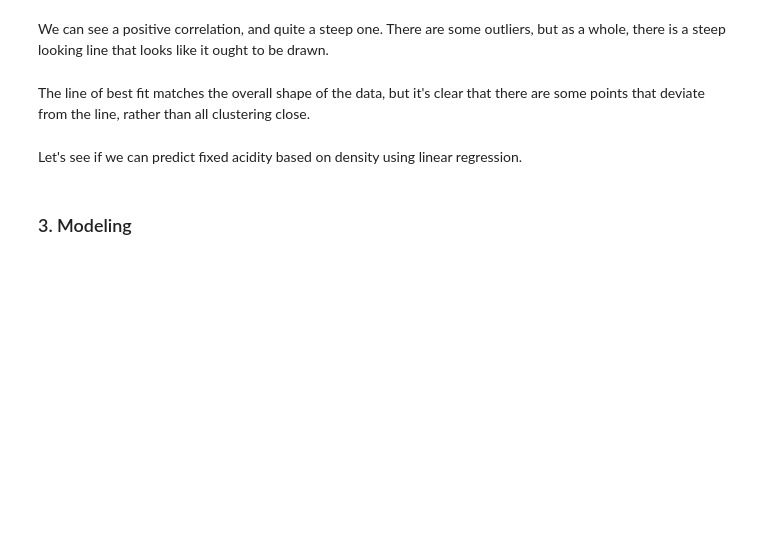
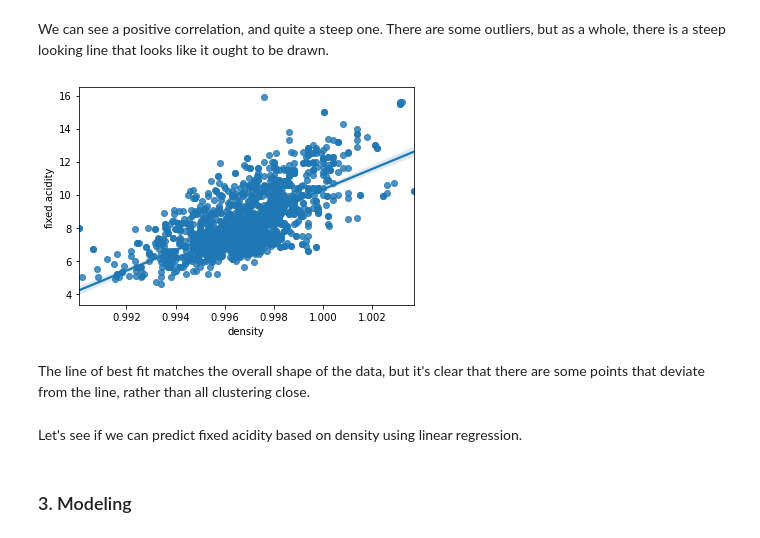
Before and after one commit to allen44/case-study-linear-regression, a Jupyter notebook: Springboard Regression Case Study - the Red Wine Dataset - Tier 3.ipynb, the cells around one changed output. Cells and saved outputs as stored; diff of their text form; code cells hidden in the pictures; blank space fills up the shorter version.

```diff
--- a/Springboard Regression Case Study - the Red Wine Dataset - Tier 3.ipynb
+++ b/Springboard Regression Case Study - the Red Wine Dataset - Tier 3.ipynb
@@ -240,7 +244,9 @@ _ _ _
 We can see a positive correlation, and quite a steep one. There are some outliers, but as a whole, there is a steep looking line that looks like it ought to be drawn.
 # %%
 # Call the regplot method on your sns object, with parameters: x = 'density', y = 'fixed.acidity'
-_ _ _
+sns.regplot(x='density', y='fixed.acidity', data=df);
+# %% [output]
+[figure, added]
 # %% [markdown]
 The line of best fit matches the overall shape of the data, but it's clear that there are some points that deviate from the line, rather than all clustering close.
 # %% [markdown]
```
Also changed, not shown: parts of 2 cells of this notebook.
